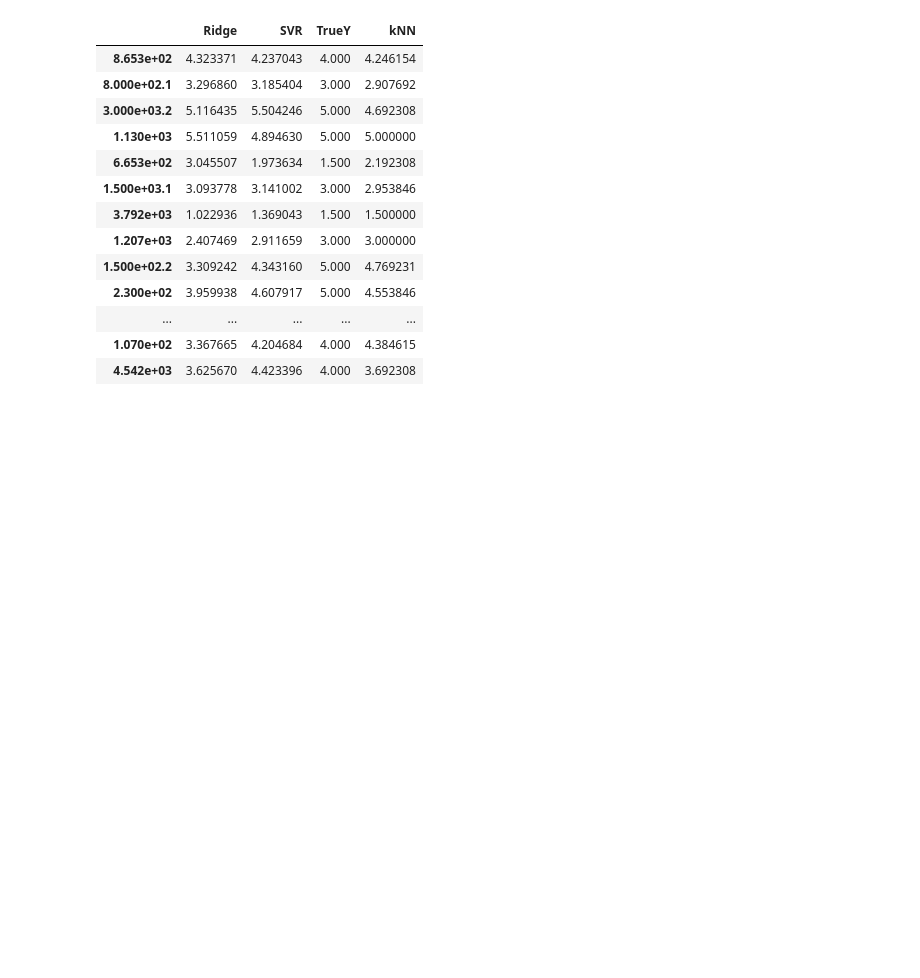
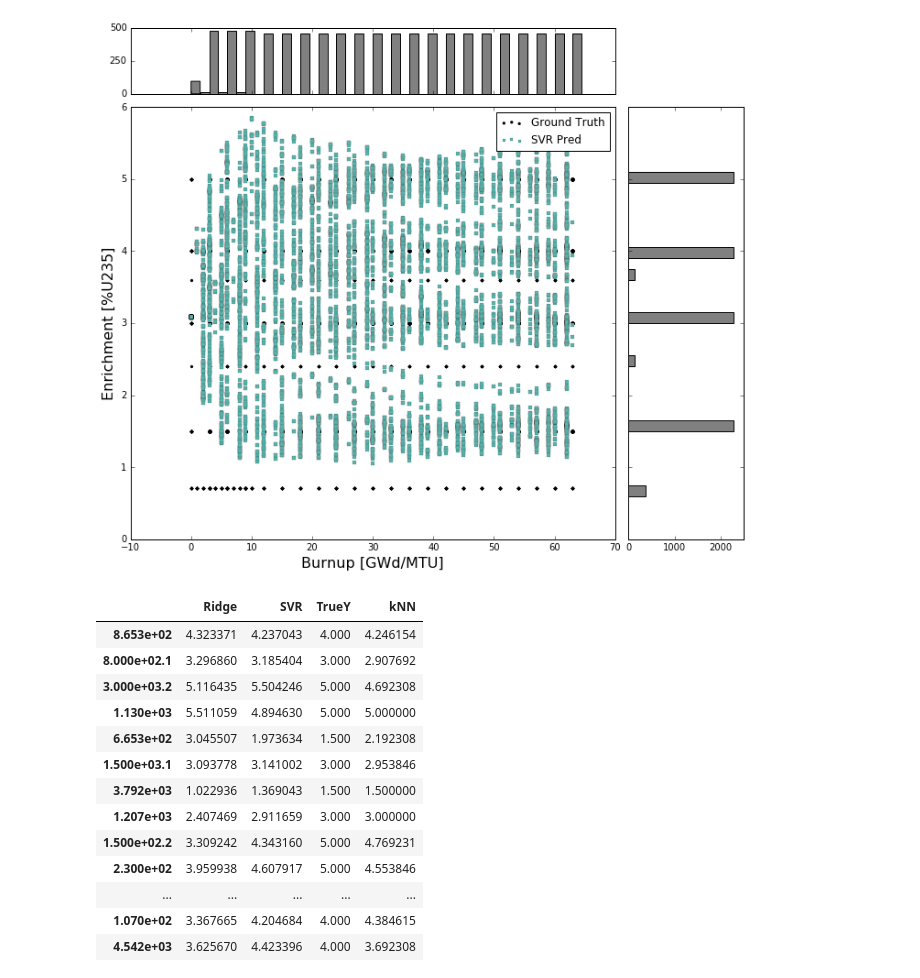
Before and after one commit to gonuke/learn-me-fuel, a Jupyter notebook: sfc_train_pred_viz.ipynb, the cells around one changed output. Saved outputs shown, nothing was run; the diff lists cells and outputs as text; code cells hidden in the pictures; blank space fills up the shorter version.

```diff
--- a/sfc_train_pred_viz.ipynb
+++ b/sfc_train_pred_viz.ipynb
@@ -60,3 +77,28 @@ plt.show()
+# %%
+fig.clf()
+fig, axScatter = plt.subplots(figsize=(12,10))
+#fig.suptitle('test title', fontsize=20)
+axScatter.scatter(x, y, c='k', s=10, linewidths=0.1, marker='o', label='Ground Truth')
+#axScatter.scatter(burn_knn, enr_knn, c=colors['MBrwn'], s=10, linewidths=0.1, marker='s', label='kNN Pred')
+#axScatter.scatter(burn_rr, enr_rr, c=colors['MPurp'], s=10, linewidths=0.1, marker='s', label='Ridge Pred')
+axScatter.scatter(burn_svr, enr_svr, c=colors['MTeal'], s=10, linewidths=0.1, marker='s', label='SVR Pred')
+axScatter.legend()
+plt.xlabel('Burnup [GWd/MTU]', fontsize=16)
+plt.ylabel('Enrichment [%U235]', fontsize=16)
+divider = make_axes_locatable(axScatter)
+axHistx = divider.append_axes("top", 1, pad=0.2, sharex=axScatter)
+axHisty = divider.append_axes("right", 1.75, pad=0.2, sharey=axScatter)
+axHistx.hist(x, bins=xbins, color='0.5')
+axHisty.hist(y, bins=ybins, orientation='horizontal', color='0.5')
+plt.setp(axHistx.get_xticklabels(), visible=False)
+plt.setp(axHisty.get_yticklabels(), visible=False)
+axHistx.set_yticks([0, 250, 500])
+axHisty.set_xticks([0, 1000, 2000])
+# comment out to see the really bad predictions
+plt.ylim(ymax=6)
+plt.show()
+# %% [output]
+[figure, added]
 # %%
 fig.clf()
 fig, ax = plt.subplots(figsize=(5.5, 5.5))
```
Also changed, not shown: parts of 11 cells of this notebook.
